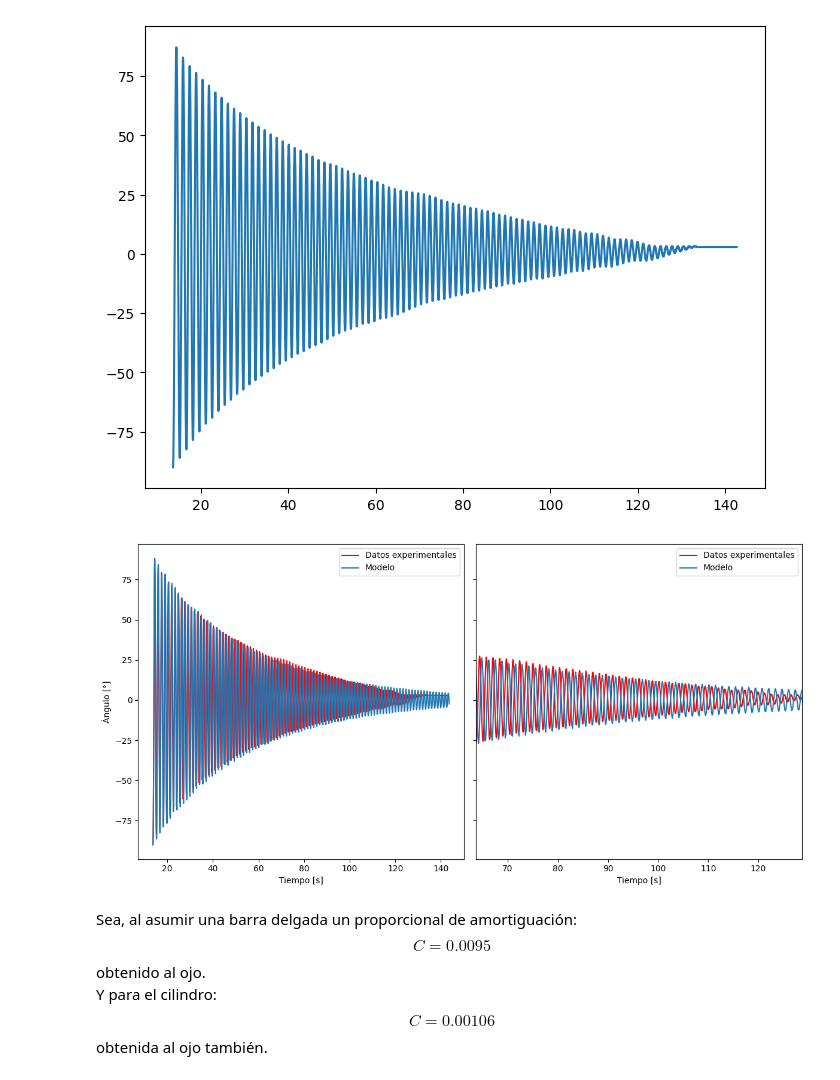
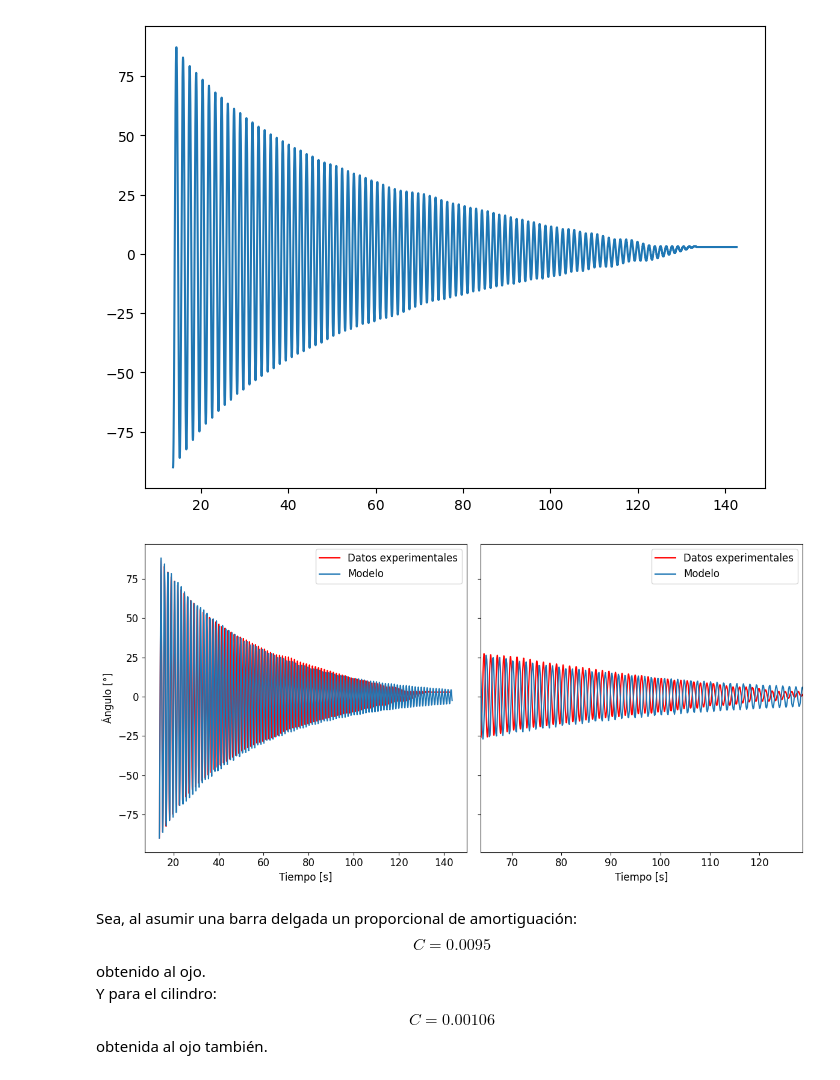
Before and after one commit to otarola-joaquin/Trabajos-varios-8vo-semestre, a Jupyter notebook: Sistemas de Control/Lab 1/cálculos.ipynb, the cells around one changed output. Cells and saved outputs as stored; diff of their text form; code cells hidden in the pictures.

```diff
--- a/Sistemas de Control/Lab 1/cálculos.ipynb
+++ b/Sistemas de Control/Lab 1/cálculos.ipynb
@@ -126,6 +126,8 @@ plt.plot(tiempo90[502:], theta90[502:])
 [<matplotlib.lines.Line2D at 0x...>]
 [figure]
 # %%
+plt.rcParams['font.size'] = 12
+
 fig, (ax1, ax2) = plt.subplots(1, 2, figsize=(12, 6), sharey=True)
 L = (25 * 25.4 + 17.7)*10**-3 # m
 d = 6.5e-3 # m
@@ -133,34 +135,34 @@ C = 0.00106 # kgm^2
 c_isma=0
 g = 9.807 # m/s^2
 
 I_A = 0.25*m_barra*(d/2)**2 + (1/3)*m_barra*L**2
 C=0.00106
 c_isma=0.00945
 t_inicio=0
 t_fin=130
 t=np.linspace(t_inicio, t_fin, 1000)
 sol90_martin = odeint(dThetadt, y0=(-np.pi/2, 0), t=t, tfirst=True)
 # sol90_isma=solve_ivp(dThetadt_isma,t_span=[t_inicio, t_fin], y0=(-np.pi/2, 0), t_eval=t)
 print()
 # plt.plot([i+tiempo90[502]for i in t], np.rad2deg(sol90_isma.y[0]), color='orange')
 
 ax1.plot(tiempo90[502:], theta90[502:], color='red', label='Datos experimentales')
 ax1.plot([i+tiempo90[502]for i in t], np.rad2deg(sol90_martin.T[0]), label='Modelo')
 ax1.set_xlabel('Tiempo [s]')
 ax1.set_ylabel('Ángulo [°]')
 ax1.legend()
 
 ax2.plot(tiempo90[502:], theta90[502:], color='red', label='Datos experimentales')
 ax2.plot([i+tiempo90[502]for i in t], np.rad2deg(sol90_martin.T[0]), label='Modelo')
 ax2.set_xlabel('Tiempo [s]')
 ax2.legend()
 
 ax2.set_xlim(50+tiempo90[502], 50+ tiempo90[502]+65)
 
 plt.subplots_adjust(wspace=0)
 plt.tight_layout()
 # %% [output]
-[figure, old version]
+[figure, new version]
 # %% [markdown]
 Sea, al asumir una barra delgada un proporcional de amortiguación:
 $$C=0.0095$$
```
Also changed, not shown: parts of 3 cells of this notebook, 4 other files.
